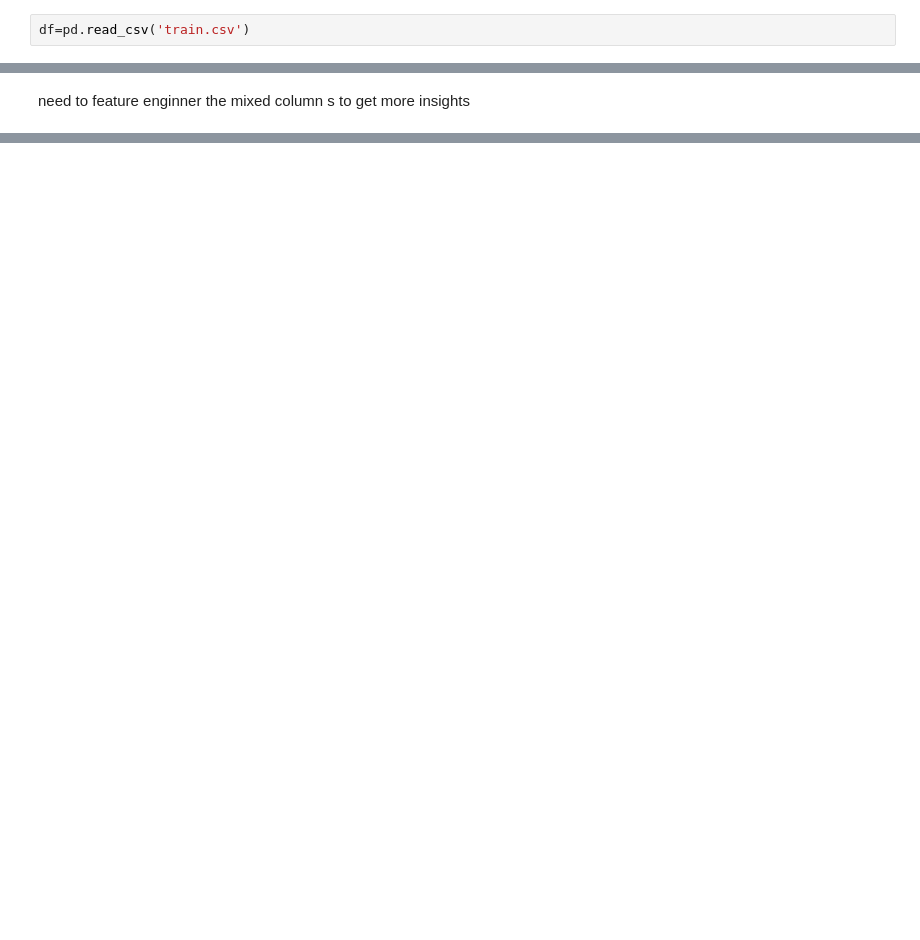
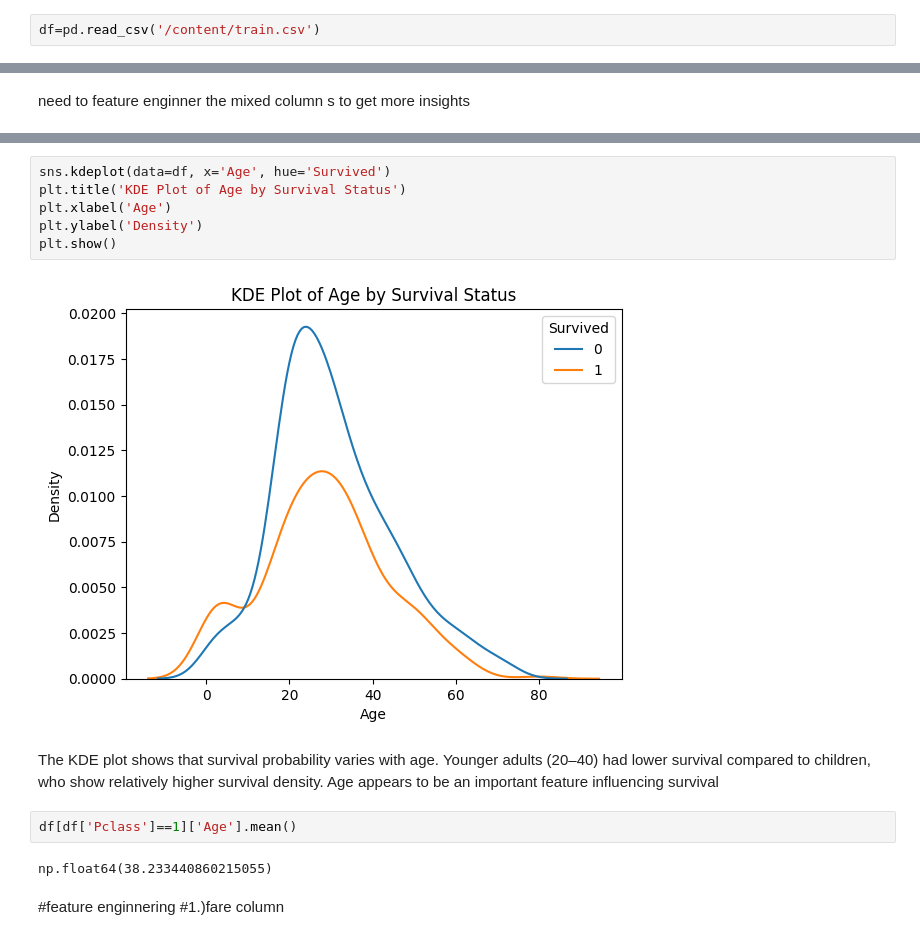
Before and after one commit to ag22042008/data-Science-notebooks, a Jupyter notebook: eda_understanding.ipynb, the cells around one changed output, grey strips where cells are left out. Cells and saved outputs as stored; diff of their text form; blank space fills up the shorter version.

```diff
--- a/eda_understanding.ipynb
+++ b/eda_understanding.ipynb
@@ -6,7 +6,7 @@ import numpy as np
 import seaborn as sns
 import matplotlib.pyplot as plt
 # %%
-df=pd.read_csv('train.csv')
+df=pd.read_csv('/content/train.csv')
 # %%
 df.head()#sibsp-brother sister with passenger or husband wife of passenger
 #parch-parents or children travelling with passenger
@@ -248,0 +258,17 @@ need to feature enginner the mixed column s to get more insights
+# %%
+sns.kdeplot(data=df, x='Age', hue='Survived')
+plt.title('KDE Plot of Age by Survival Status')
+plt.xlabel('Age')
+plt.ylabel('Density')
+plt.show()
+# %% [output]
+[figure, added]
+# %% [markdown]
+The KDE plot shows that survival probability varies with age. Younger adults (20–40) had lower survival compared to children, who show relatively higher survival density. Age appears to be an important feature influencing survival
+# %%
+df[df['Pclass']==1]['Age'].mean()
+# %% [output]
+np.float64(38.233440860215055)
+# %% [markdown]
+#feature enginnering
+#1.)fare column
```
Also changed, not shown: parts of 30 cells of this notebook.
